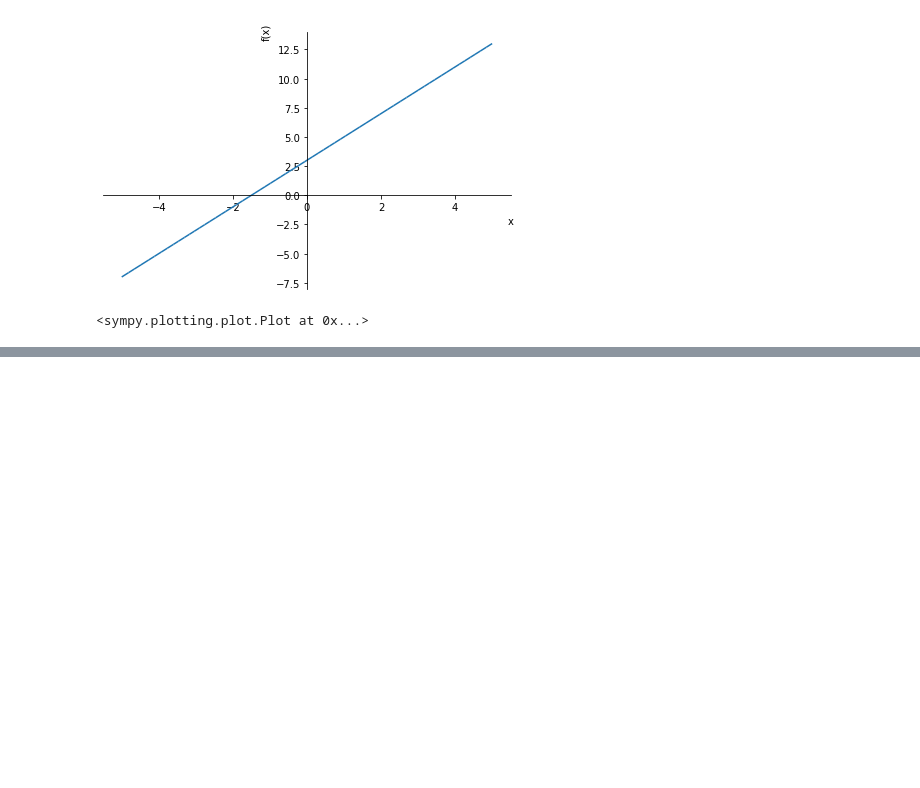
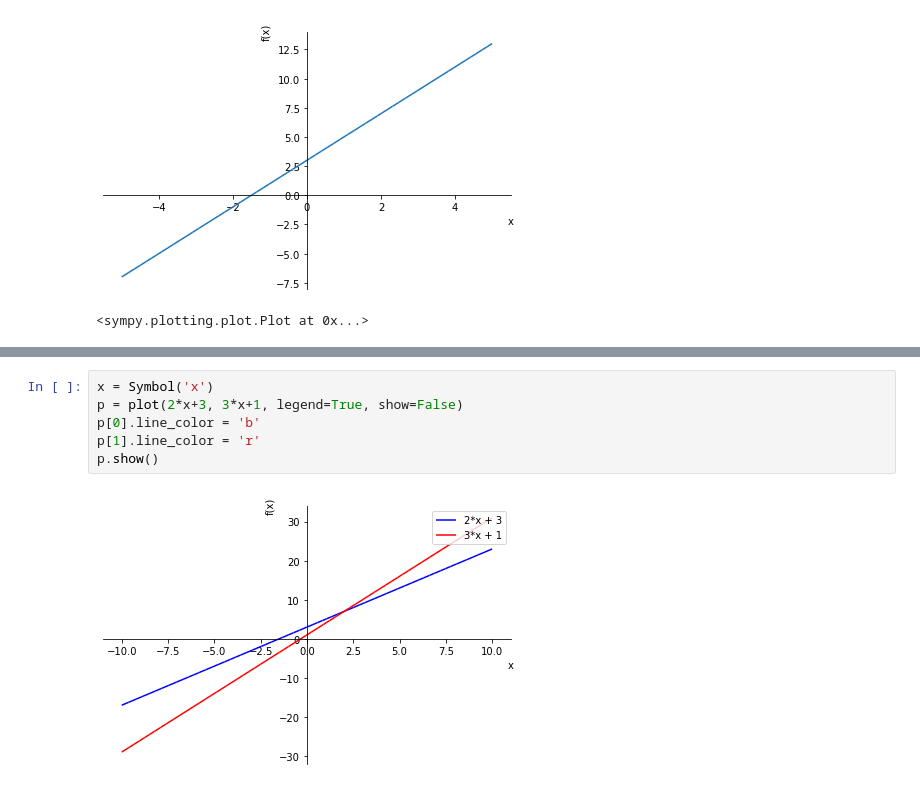
Before and after one commit to michaelbrucelin/HelloLanguage, a Jupyter notebook: Python/PlayGround/jupyter/11-Math/10-Sympy绘图.ipynb, the cells around one changed output, grey strips where cells are left out. Saved outputs shown, nothing was run; the diff lists cells and outputs as text; blank space fills up the shorter version.

```diff
--- a/Python/PlayGround/jupyter/11-Math/10-Sympy绘图.ipynb
+++ b/Python/PlayGround/jupyter/11-Math/10-Sympy绘图.ipynb
@@ -19,0 +47,8 @@ plot((2*x + 3), (x, -5, 5))  # 默认x取值范围是[-10, 10]，这里限制为
+# %%
+x = Symbol('x')
+p = plot(2*x+3, 3*x+1, legend=True, show=False)
+p[0].line_color = 'b'
+p[1].line_color = 'r'
+p.show()
+# %% [output]
+[figure, added]
```
Also changed, not shown: parts of 4 cells of this notebook.
